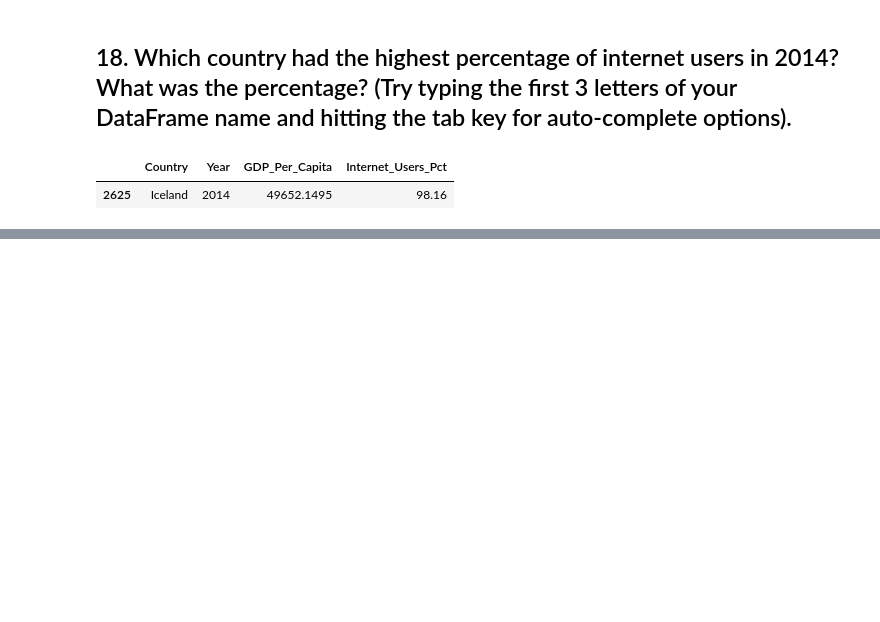
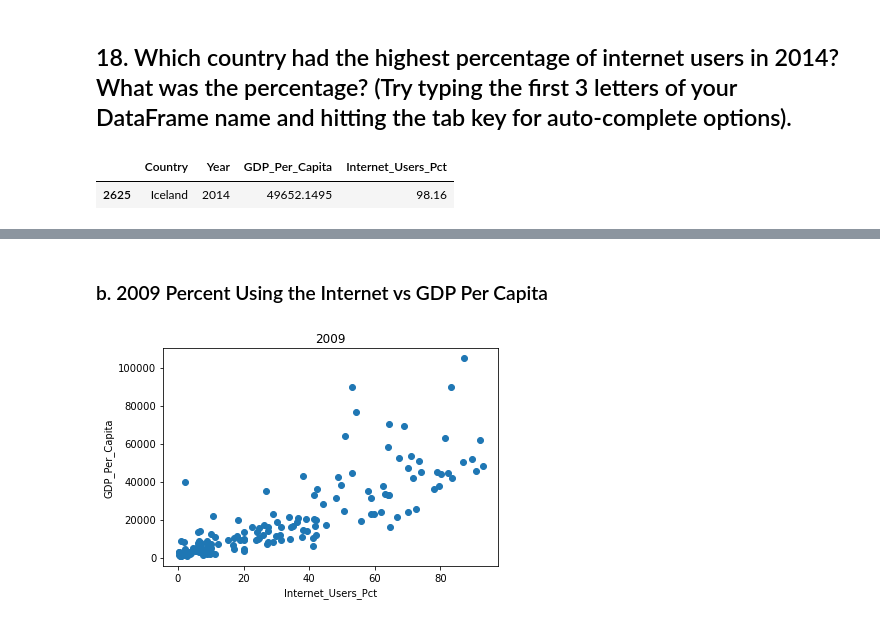
Before and after one commit to NSS-Data-Analytics-Cohort-7/gdp-and-internet-usage-jamorgan8, a Jupyter notebook: notebooks/gdp_and_internet_usage.ipynb, the cells around one changed output, grey strips where cells are left out. Cells and saved outputs as stored; diff of their text form; code cells hidden in the pictures; blank space fills up the shorter version.

```diff
--- a/notebooks/gdp_and_internet_usage.ipynb
+++ b/notebooks/gdp_and_internet_usage.ipynb
@@ -339,0 +414,13 @@ print(inet_2004_min)
+# %% [markdown]
+### b. 2009 Percent Using the Internet vs GDP Per Capita
+# %%
+inet2009_plt = gdp_2009['Internet_Users_Pct']
+gdp2009_plt = gdp_2009['GDP_Per_Capita']
+plt.xlabel('Internet_Users_Pct')
+plt.ylabel('GDP_Per_Capita')
+plt.title('2009')
+
+plt.scatter(inet2009_plt, gdp2009_plt,)
+plt.show()
+# %% [output]
+[figure, added]
```
Also changed, not shown: parts of 45 cells of this notebook.
